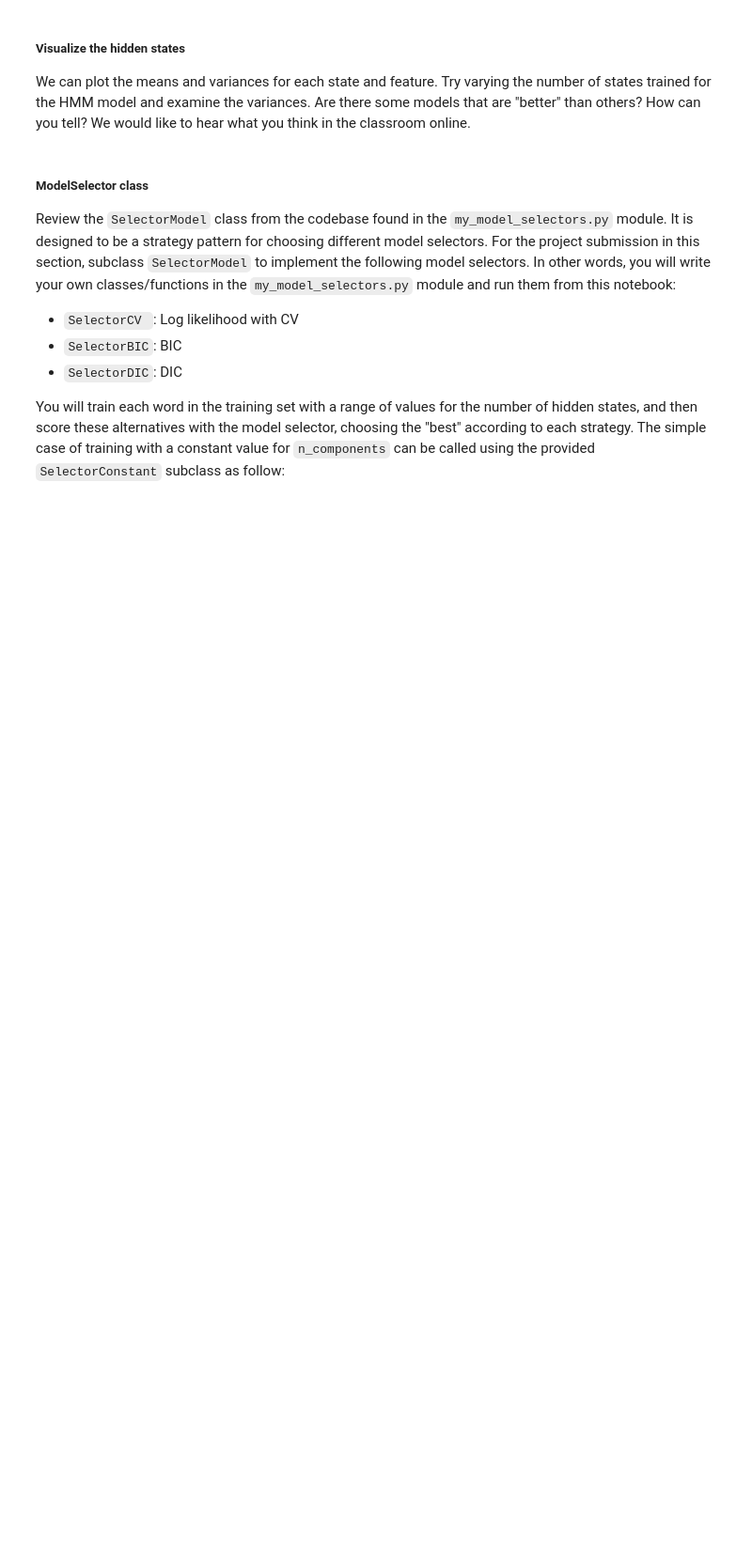
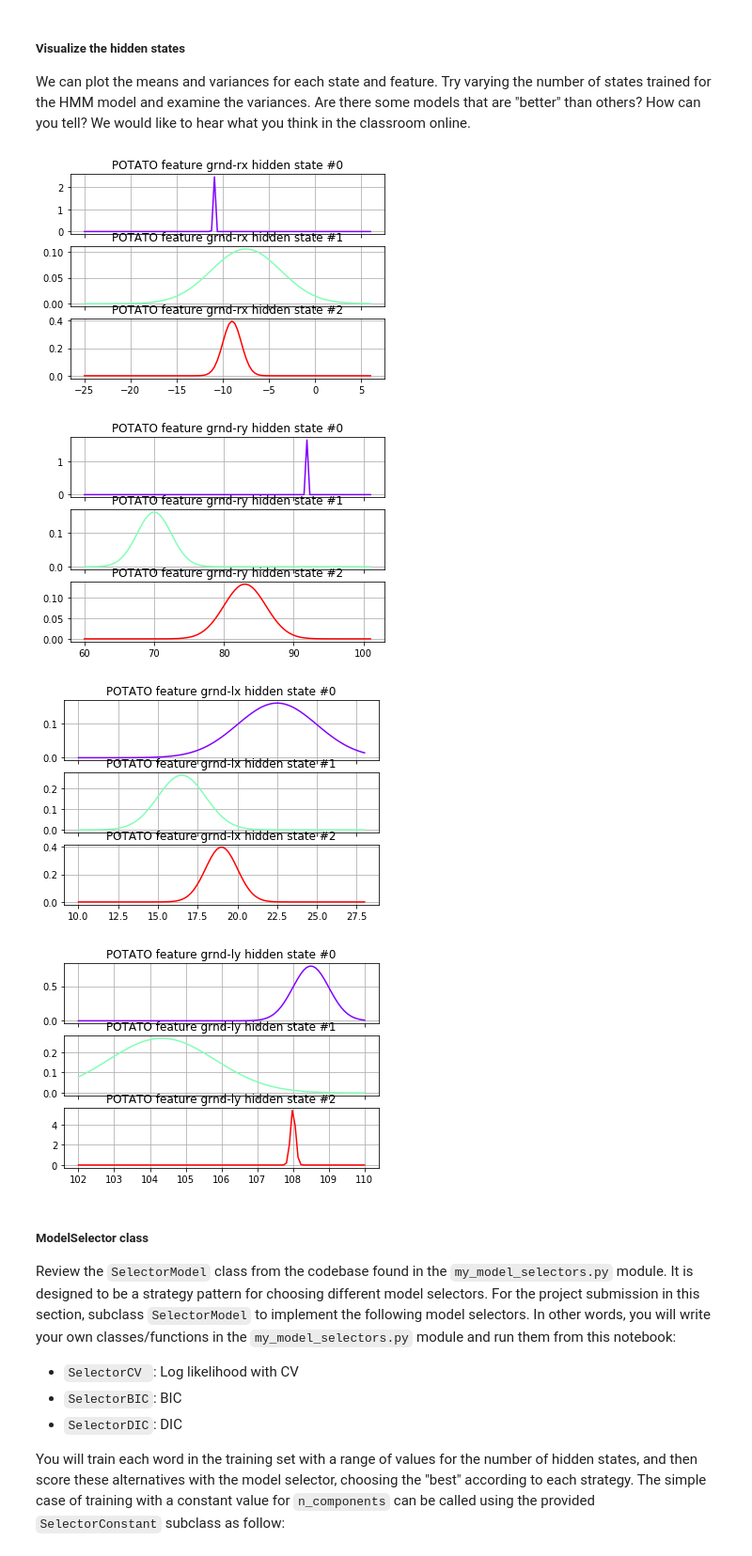
Before and after one commit to nerush/AIND-Recognizer, a Jupyter notebook: asl_recognizer.ipynb, the cells around one changed output. Shown at 94% size. Cells and saved outputs as stored; diff of their text form; code cells hidden in the pictures; blank space fills up the shorter version.

```diff
--- a/asl_recognizer.ipynb
+++ b/asl_recognizer.ipynb
@@ -347,7 +363,7 @@ show_model_stats(demoword, model)
 ##### Try it!
 Experiment by changing the feature set, word, and/or num_hidden_states values in the next cell to see changes in values.
 # %%
-my_testword = 'CHOCOLATE'
+my_testword = 'POTATO'
 model, logL = train_a_word(my_testword, 3, features_ground) # Experiment here with different parameters
 show_model_stats(my_testword, model)
 print("logL = {}".format(logL))
@@ -359,29 +390,34 @@ We can plot the means and variances for each state and feature.  Try varying the
 # %%
 import math
 from matplotlib import (cm, pyplot as plt, mlab)
 
 def visualize(word, model):
     """ visualize the input model for a particular word """
     variance=np.array([np.diag(model.covars_[i]) for i in range(model.n_components)])
     figures = []
     for parm_idx in range(len(model.means_[0])):
         xmin = int(min(model.means_[:,parm_idx]) - max(variance[:,parm_idx]))
         xmax = int(max(model.means_[:,parm_idx]) + max(variance[:,parm_idx]))
         fig, axs = plt.subplots(model.n_components, sharex=True, sharey=False)
         colours = cm.rainbow(np.linspace(0, 1, model.n_components))
         for i, (ax, colour) in enumerate(zip(axs, colours)):
             x = np.linspace(xmin, xmax, 100)
             mu = model.means_[i,parm_idx]
             sigma = math.sqrt(np.diag(model.covars_[i])[parm_idx])
             ax.plot(x, mlab.normpdf(x, mu, sigma), c=colour)
-            ax.set_title("{} feature {} hidden state #{}".format(word, parm_idx, i))
+            ax.set_title("{} feature {} hidden state #{}".format(word, features_ground[parm_idx], i))
 
             ax.grid(True)
         figures.append(plt)
     for p in figures:
         p.show()
 
 visualize(my_testword, model)
+# %% [output]
+[figure, added]
+[figure, added]
+[figure, added]
+[figure, added]
 # %% [markdown]
 #####  ModelSelector class
 Review the `SelectorModel` class from the codebase found in the `my_model_selectors.py` module.  It is designed to be a strategy pattern for choosing different model selectors.  For the project submission in this section, subclass `SelectorModel` to implement the following model selectors.  In other words, you will write your own classes/functions in the `my_model_selectors.py` module and run them from this notebook:
```
Also changed, not shown: parts of 8 cells of this notebook.
